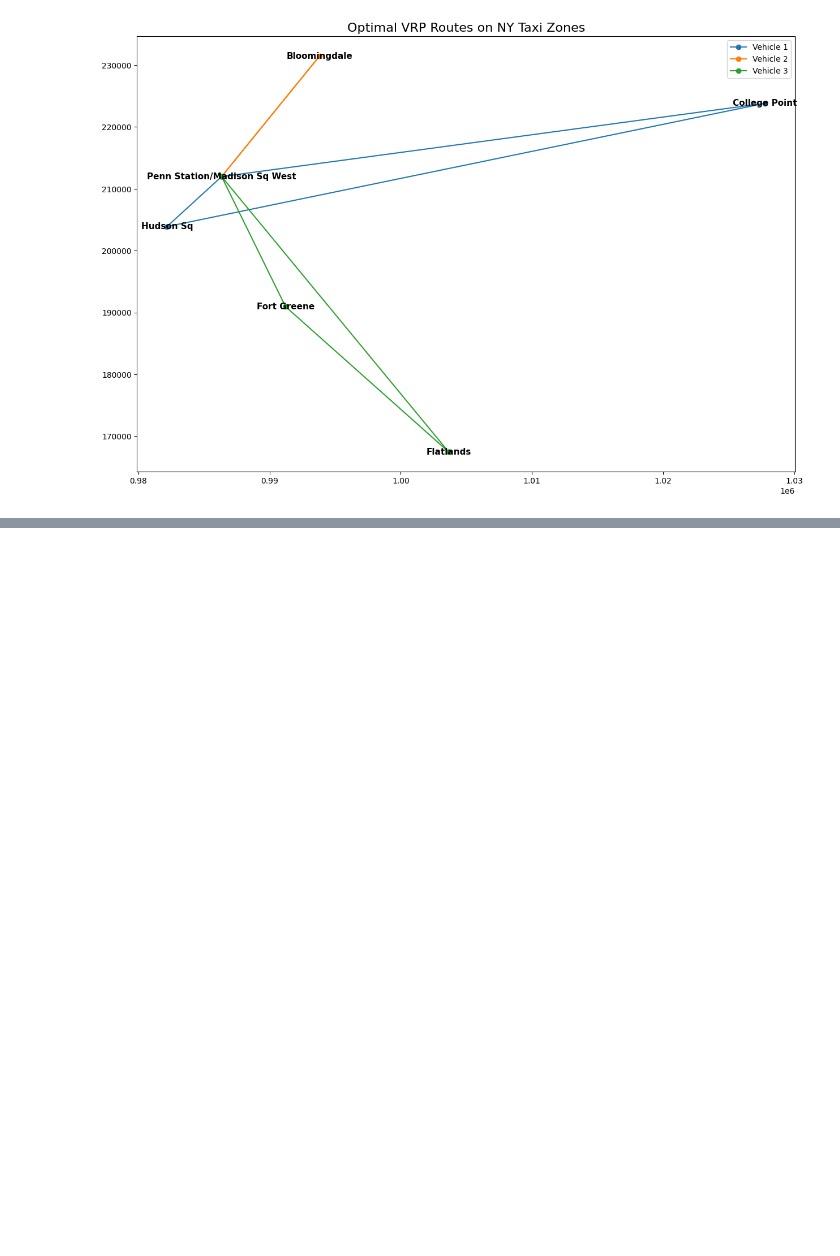
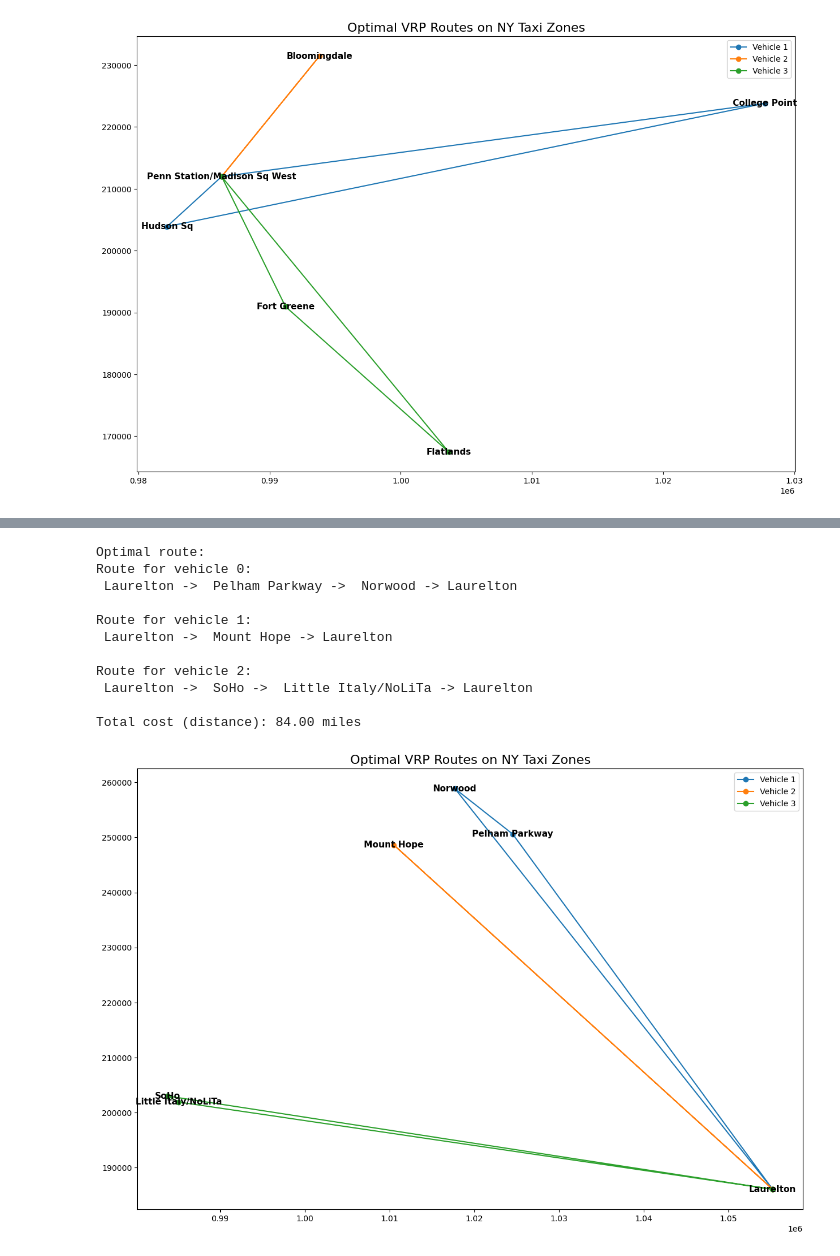
Before and after one commit to paula-martinezmoreno/Route-Selection-with-Probabilistic-Optimization-through-Geospatial-Deep-Learning, a Jupyter notebook: OR-Tools.ipynb, the cells around one changed output, grey strips where cells are left out. Drawn from its saved outputs; the diff is of its cells as text; code cells hidden in the pictures; blank space fills up the shorter version.

```diff
--- a/OR-Tools.ipynb
+++ b/OR-Tools.ipynb
@@ -392,0 +422,30 @@ Total cost (distance): 45.00 miles
+# %%
+# Define the zones to use and their demands
+zones = ['Laurelton', 'Little Italy/NoLiTa', 'Mount Hope', 'Norwood','Pelham Parkway', 'SoHo']
+demands = {'Laurelton': 0, 'Little Italy/NoLiTa': 1,'Mount Hope': 2, 'Norwood': 3, 'Pelham Parkway':1, 'SoHo':2}
+vehicle_capacities = [4, 3,3]
+
+# Crear una instancia de la clase
+vrp = VehicleRoutingProblem(merged_data, zones, demands, vehicle_capacities)
+
+# Resolver el problema
+vrp.solve()
+
+# Imprimir la solución
+vrp.print_solution()
+
+# Graficar la solución
+vrp.plot_solution()
+# %% [output]
+Optimal route:
+Route for vehicle 0:
+ Laurelton ->  Pelham Parkway ->  Norwood -> Laurelton
+
+Route for vehicle 1:
+ Laurelton ->  Mount Hope -> Laurelton
+
+Route for vehicle 2:
+ Laurelton ->  SoHo ->  Little Italy/NoLiTa -> Laurelton
+
+Total cost (distance): 84.00 miles
+[figure, added]
```
Also changed, not shown: parts of 1 cell of this notebook.
